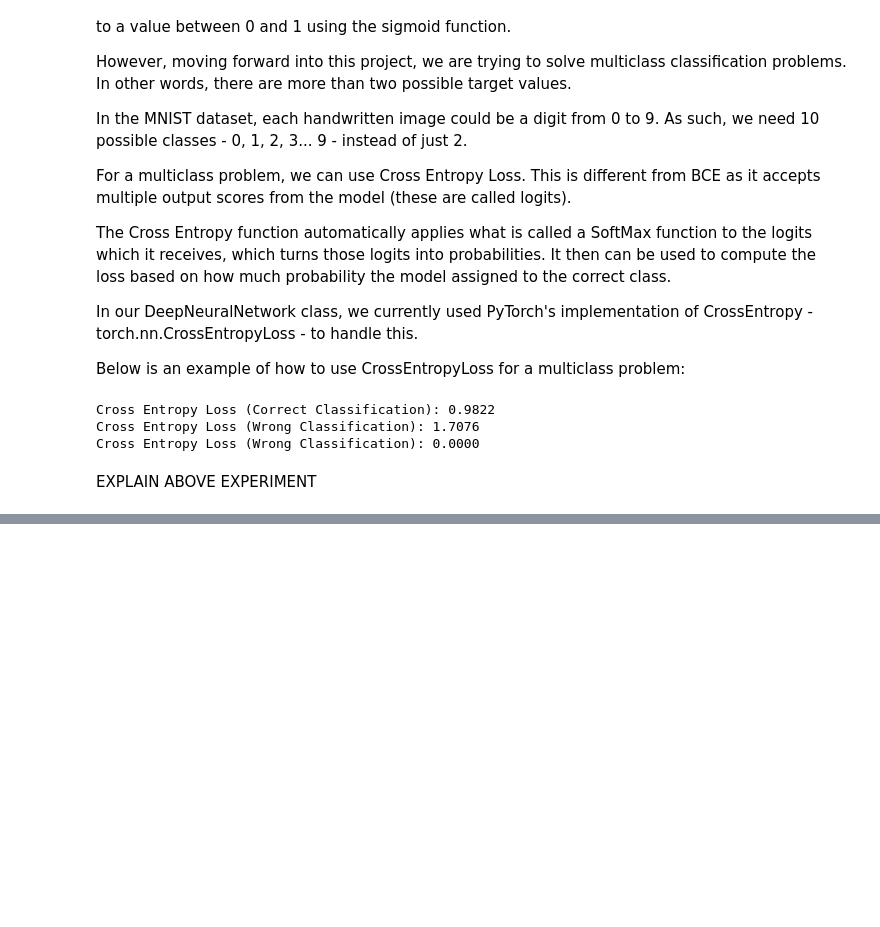
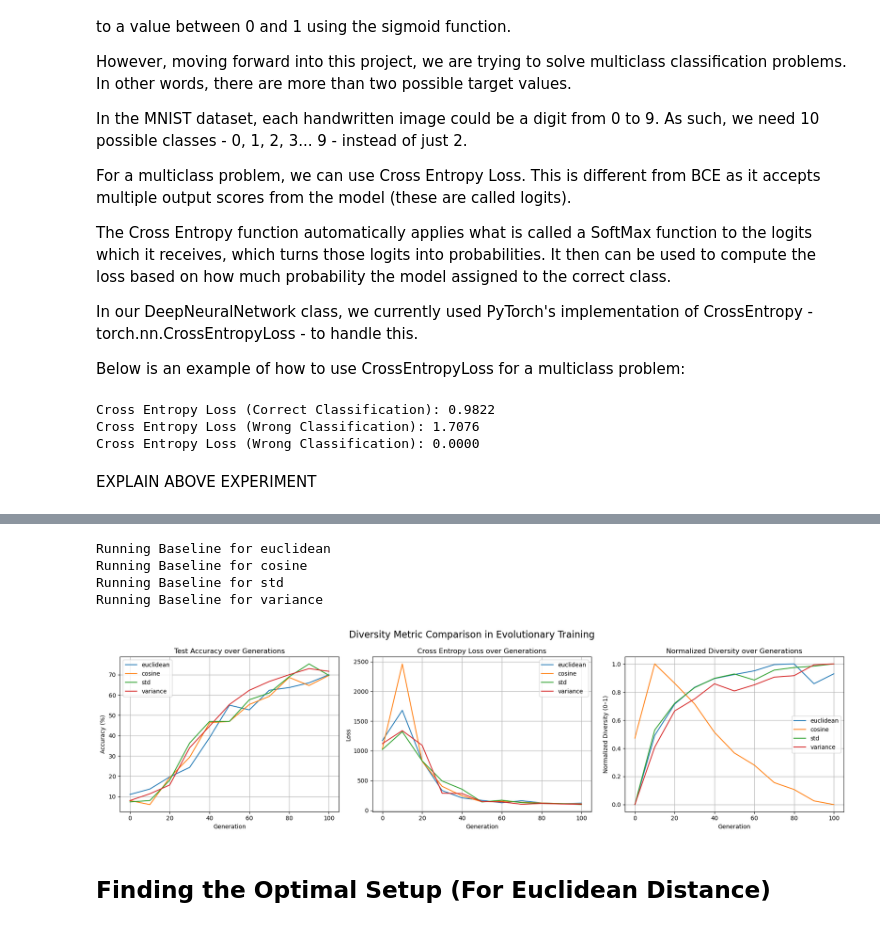
Before and after one commit to lawolff1702/EVO, a Jupyter notebook: NormalizeDiversityTerm/ExploringDiversity.ipynb, the cells around one changed output, grey strips where cells are left out. Drawn from its saved outputs; the diff is of its cells as text; code cells hidden in the pictures; blank space fills up the shorter version.

Commit message:
diversity notebook experiments, vectorized diversity metrics

```diff
--- a/NormalizeDiversityTerm/ExploringDiversity.ipynb
+++ b/NormalizeDiversityTerm/ExploringDiversity.ipynb
@@ -218,0 +230,64 @@ plt.show()
+# %%
+# Test for All Metrics
+
+all_results = {}
+diversity_metrics = ["euclidean", "cosine", "std", "variance"]
+
+for metric in diversity_metrics:
+    print(f"Running Baseline for {metric}")
+    accuracies, losses, diversities = run_diversity_experiment(metric)
+    all_results[metric] = {
+        "accuracies": accuracies,
+        "losses": losses,
+        "raw_diversities": diversities,
+        "normalized_diversities": normalize_diversities(diversities)
+    }
+# %% [output]
+Running Baseline for euclidean
+Running Baseline for cosine
+Running Baseline for std
+Running Baseline for variance
+# %%
+import matplotlib.pyplot as plt
+
+# Set x-axis (generations every 10 steps)
+generations = [i * 10 for i in range(len(all_results[metric]['accuracies']))]
+metrics = list(all_results.keys())
+
+# Create subplots
+fig, axs = plt.subplots(1, 3, figsize=(18, 5))
+
+# Plot Accuracy
+for metric in metrics:
+    axs[0].plot(generations, all_results[metric]['accuracies'], label=metric)
+axs[0].set_title("Test Accuracy over Generations")
+axs[0].set_xlabel("Generation")
+axs[0].set_ylabel("Accuracy (%)")
+axs[0].legend()
+axs[0].grid(True)
+
+# Plot Cross-Entropy Loss
+for metric in metrics:
+    axs[1].plot(generations, all_results[metric]['losses'], label=metric)
+axs[1].set_title("Cross Entropy Loss over Generations")
+axs[1].set_xlabel("Generation")
+axs[1].set_ylabel("Loss")
+axs[1].legend()
+axs[1].grid(True)
+
+# Plot Normalized Diversity
+for metric in metrics:
+    axs[2].plot(generations, all_results[metric]['normalized_diversities'], label=metric)
+axs[2].set_title("Normalized Diversity over Generations")
+axs[2].set_xlabel("Generation")
+axs[2].set_ylabel("Normalized Diversity (0–1)")
+axs[2].legend()
+axs[2].grid(True)
+
+plt.suptitle("Diversity Metric Comparison in Evolutionary Training", fontsize=16)
+plt.tight_layout()
+plt.show()
+# %% [output]
+[figure, added]
+# %% [markdown]
+## Finding the Optimal Setup (For Euclidean Distance)
```
Also changed, not shown: parts of 40 cells of this notebook, 3 other files.
